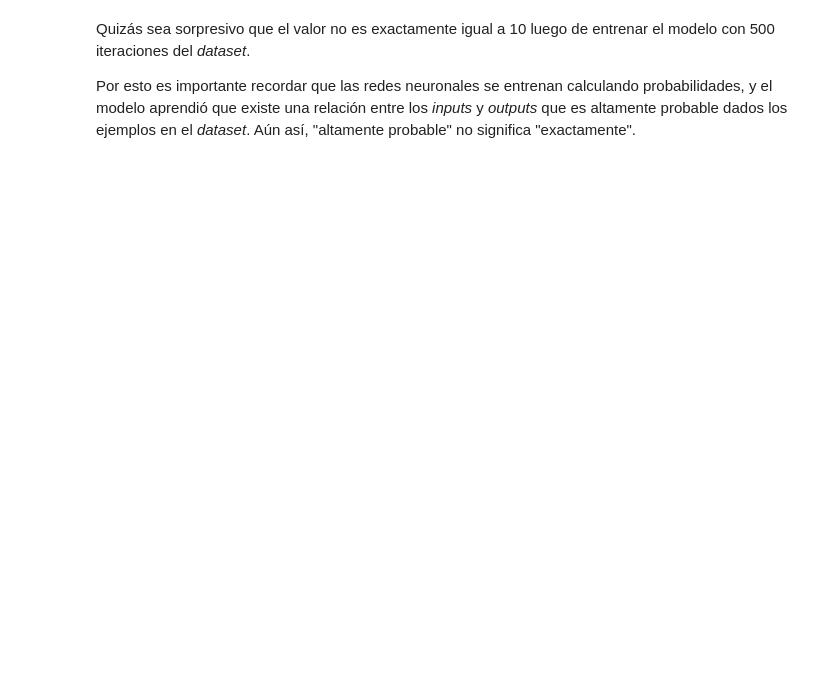
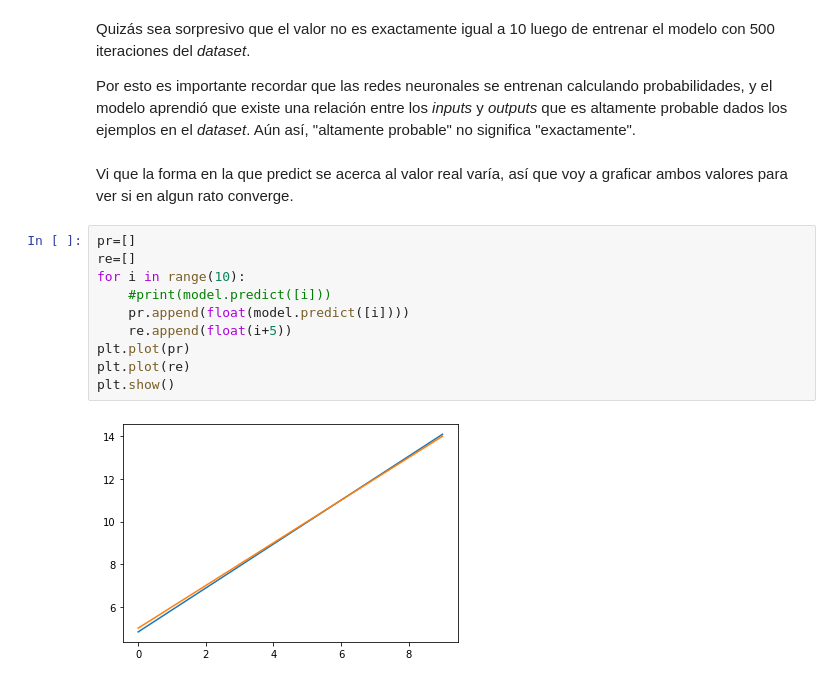
Before and after one commit to Carlosriosch/DeepLearningNotes, a Jupyter notebook: MNIST/De_ejemplos_a_reglas.ipynb, the cells around one changed output. Cells and saved outputs as stored; diff of their text form; blank space fills up the shorter version.

```diff
--- a/MNIST/De_ejemplos_a_reglas.ipynb
+++ b/MNIST/De_ejemplos_a_reglas.ipynb
@@ -100,3 +101,17 @@ Quizás sea sorpresivo que el valor no es exactamente igual a 10 luego de entren
 
 Por esto es importante recordar que las redes neuronales se
 entrenan calculando probabilidades, y el modelo aprendió que existe una relación entre los *inputs* y *outputs* que es altamente probable dados los ejemplos en el *dataset*. Aún así, "altamente probable" no significa "exactamente".
+# %% [markdown]
+Vi que la forma en la que predict se acerca al valor real varía, así que voy a graficar ambos valores para ver si en algun rato converge.
+# %%
+pr=[]
+re=[]
+for i in range(10):
+    #print(model.predict([i]))
+    pr.append(float(model.predict([i])))
+    re.append(float(i+5))
+plt.plot(pr)
+plt.plot(re)
+plt.show()
+# %% [output]
+[figure, added]
```
Also changed, not shown: parts of 7 cells of this notebook.
